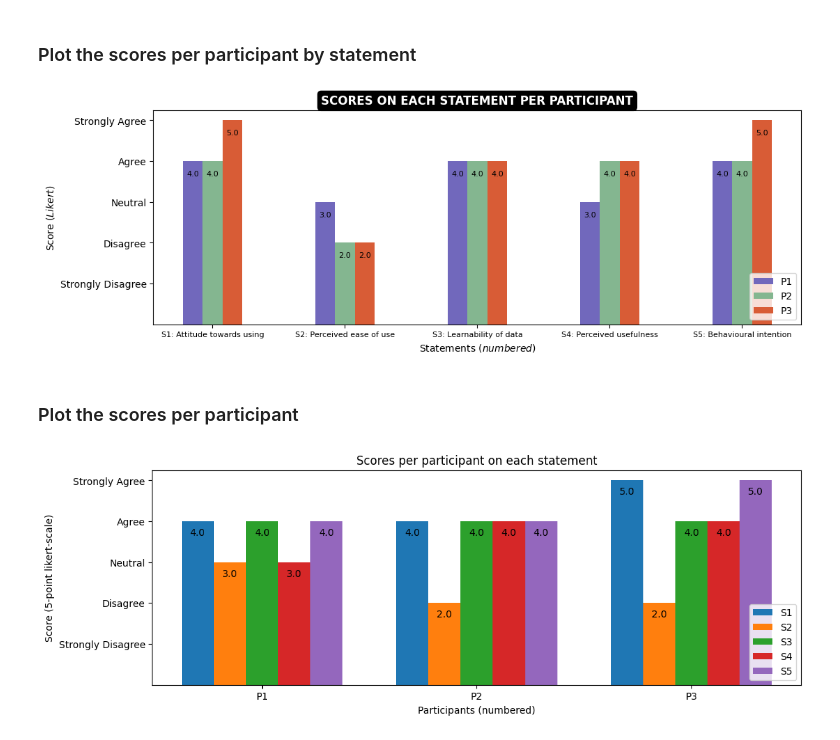
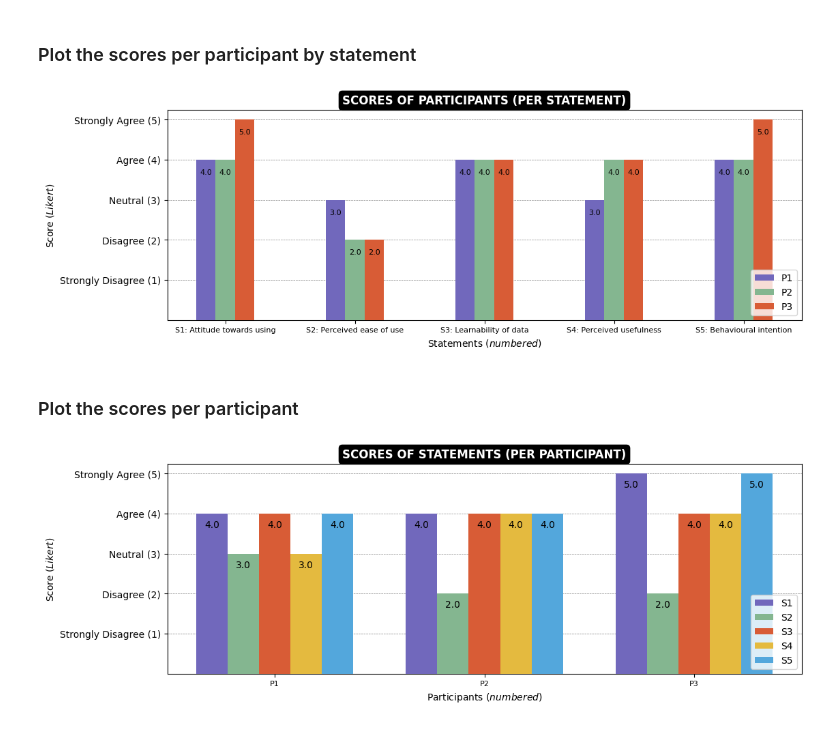
Before and after one commit to viszlab/datasets, a Jupyter notebook: evaluation-notebooks/evaluation-score-data.ipynb, the cells around one changed output. Cells and saved outputs as stored; diff of their text form; code cells hidden in the pictures.

Commit message:
Update graph styling

```diff
--- a/evaluation-notebooks/evaluation-score-data.ipynb
+++ b/evaluation-notebooks/evaluation-score-data.ipynb
@@ -226,6 +226,10 @@ plt.figure(figsize=(12, 4))
 # Define the width of each bar
 bar_width = 0.15
 
+# Add light grey lines for each score on the y-axis before plotting the bars
+for y in range(1, 6):
+    plt.axhline(y=y, color='grey', linestyle='--', linewidth=0.5, zorder=0)
+
 # Iterate over each participant
 for index, row in reformatted_df.iterrows():
     # Extract participant number and scores
@@ -233,14 +237,14 @@ for index, row in reformatted_df.iterrows():
     scores = row[1:]  # Exclude the 'Participant' column
 
     # Plot the bar chart for the participant with custom color
-    bars = plt.bar(np.arange(len(scores)) + (bar_width * index), scores, width=bar_width, label=participant, color=participant_colors.get(participant))
+    bars = plt.bar(np.arange(len(scores)) + (bar_width * index), scores, width=bar_width, label=participant, color=participant_colors.get(participant), zorder=3)
 
     # Add labels for each bar
     for i, bar in enumerate(bars):
-        plt.text(bar.get_x() + bar.get_width() / 2, bar.get_height() - 0.4, str(scores[i]), fontsize=8, ha='center', va='bottom')
+        plt.text(bar.get_x() + bar.get_width() / 2, bar.get_height() - 0.4, str(scores[i]), fontsize=8, ha='center', va='bottom', zorder=4)
 
 # Set title and labels
-title = plt.title('Scores on each statement per participant'.upper(), fontweight="bold" )
+title = plt.title('Scores of participants (per statement)'.upper(), fontweight="bold" )
 title.set_position([.5, 0.6])  # Adjust the title position
 title.set_color('white')  # Set title text color to white
 title.set_bbox(dict(facecolor='black', edgecolor='black', boxstyle='round,pad=0.3'))  # Set title background color to black
@@ -250,8 +254,9 @@ plt.ylabel('Score (${Likert}$)')
 # Set x-ticks and labels
 statement_names = ['s1', 's2', 's3', 's4', 's5']
 plt.xticks(np.arange(len(statement_names)) + (bar_width * (len(reformatted_df) + 3) / 2), [statement_labels[statement] for statement in statement_names], fontsize=8, ha='center')
+
 # Set y-ticks and labels
-y_ticks = ['Strongly Disagree', 'Disagree', 'Neutral', 'Agree', 'Strongly Agree']
+y_ticks = ['Strongly Disagree (1)', 'Disagree (2)', 'Neutral (3)', 'Agree (4)', 'Strongly Agree (5)']
 plt.yticks(np.arange(1, 6), y_ticks)
 
 # Add legend at bottom right
@@ -263,44 +268,69 @@ plt.savefig('../evaluation-charts/statement-scores-per-statement.png', dpi=300,
 # Show the plot
 plt.show()
 # %% [output]
-[figure, old version]
+[figure, new version]
 # %% [markdown]
 ### Plot the scores per participant
 # %%
+# Define the custom colors for each statement
+colors = ['#7168bc', '#84b690', '#d85c36', '#e4ba3f', '#53a7dc']
+
+# Define the mapping of original column names to new legend labels
+legend_labels = {
+    's1': 'S1: Attitude towards using',
+    's2': 'S2: Perceived ease of use',
+    's3': 'S3: Learnability of data',
+    's4': 'S4: Perceived usefulness',
+    's5': 'S5: Behavioural intention'
+}
+
 # Set the figure size
 plt.figure(figsize=(12, 4))
+
+# Add light grey lines for each score on the y-axis before plotting the bars
+for y in range(1, 6):
+    plt.axhline(y=y, color='grey', linestyle='--', linewidth=0.5, zorder=0)
 
 # Define the width of each bar
 bar_width = 0.15
 
 # Iterate over each statement
 for i, statement in enumerate(reformatted_df.columns[1:]):  # Exclude 'Participant' column
     # Extract scores for the statement
     scores = reformatted_df[statement]
 
-    # Plot the bars for the statement
-    plt.bar(np.arange(len(reformatted_df)) + (bar_width * i), scores, width=bar_width, label=statement)
+    # Plot the bars for the statement with custom colors and labels
+    plt.bar(np.arange(len(reformatted_df)) + (bar_width * i), scores, width=bar_width,
+            label=legend_labels.get(statement, statement), color=colors[i % len(colors)], zorder=3)
 
     # Add labels for each bar
     for j, score in enumerate(scores):
-        plt.text(j + i * bar_width, score + -0.4, str(score), ha='center', va='bottom')
+        plt.text(j + i * bar_width, score + -0.4, str(score), ha='center', va='bottom', zorder=4)
+
+# Set title and labels
+title = plt.title('Scores of statements (per participant)'.upper(), fontweight="bold")
+title.set_position([.5, 0.6])  # Adjust the title position
+title.set_color('white')  # Set title text color to white
+title.set_bbox(dict(facecolor='black', edgecolor='black', boxstyle='round,pad=0.3'))  # Set title background color to black
 
 # Add labels and title
-plt.xlabel('Participants (numbered)')
-plt.ylabel('Score (5-point likert-scale)')
-plt.title('Scores per participant on each statement')
+plt.xlabel('Participants (${numbered}$)')
+plt.ylabel('Score (${Likert}$)')
 
 # Set x-ticks and labels
-plt.xticks(np.arange(len(reformatted_df)) + (bar_width * (len(reformatted_df.columns[1:]) - 1)) / 2, reformatted_df['Participant'])
+plt.xticks(np.arange(len(reformatted_df)) + (bar_width * (len(reformatted_df.columns[1:]) - 1)) / 2, reformatted_df['Participant'], fontsize=8, ha='center')
 
 # Set y-ticks and labels
-y_ticks = ['Strongly Disagree', 'Disagree', 'Neutral', 'Agree', 'Strongly Agree']
+y_ticks = ['Strongly Disagree (1)', 'Disagree (2)', 'Neutral (3)', 'Agree (4)', 'Strongly Agree (5)']
 plt.yticks(np.arange(1, 6), y_ticks)
 
 # Add legend at bottom right
 plt.legend(loc='lower right')
 
+# Save the chart to disk
+plt.savefig('../evaluation-charts/statement-scores-per-participant.png', dpi=300, bbox_inches='tight')
+
 # Show the plot
 plt.show()
 # %% [output]
-[figure, old version]
+[figure, new version]
```
Also changed, not shown: parts of 1 cell of this notebook, 2 other files.
